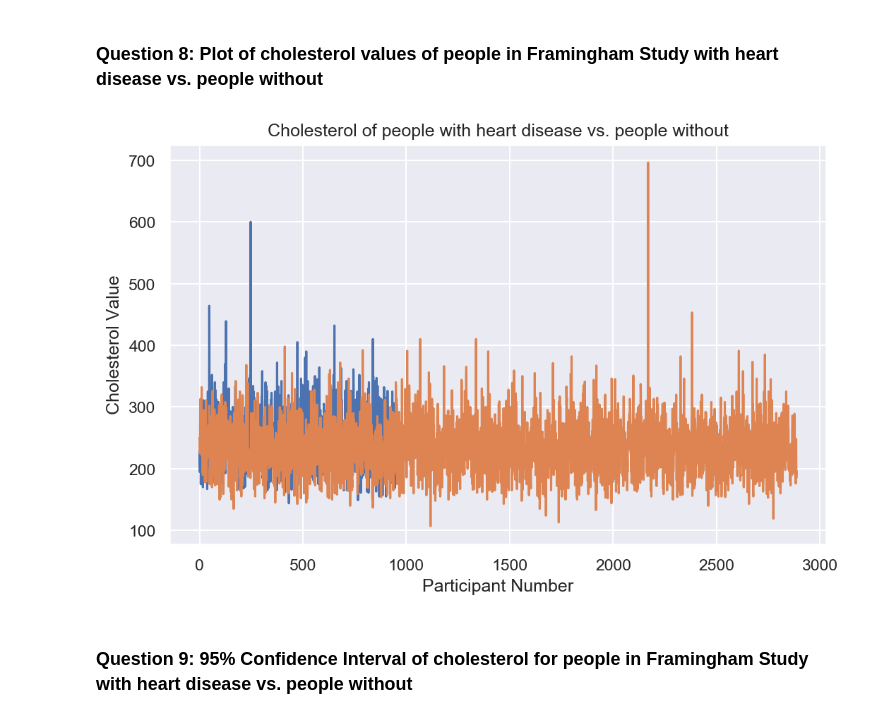
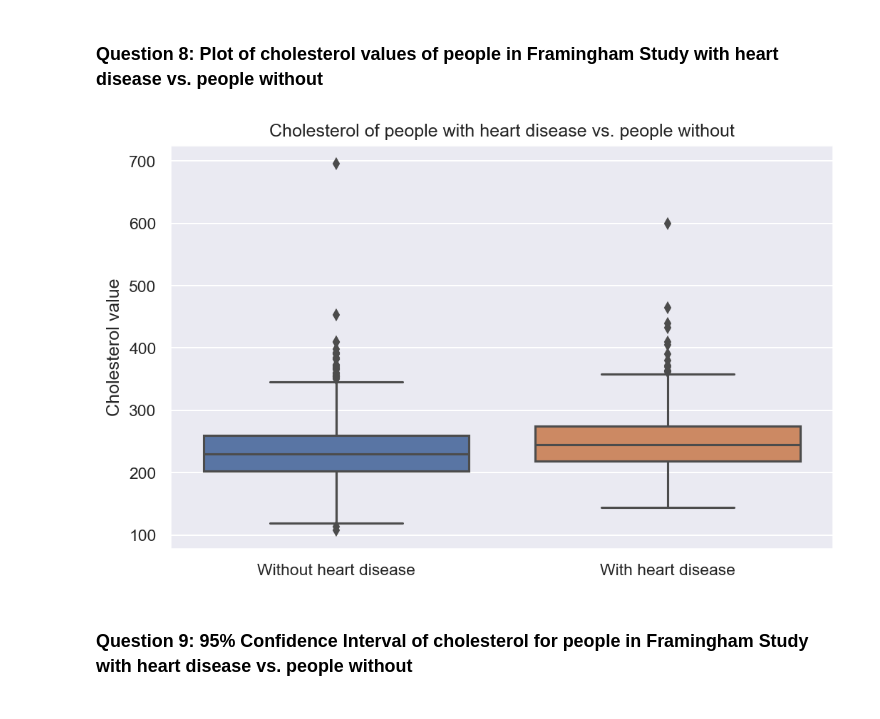
Before and after one commit to mnvsngv/cs696-bigdata, a Jupyter notebook: Assignment 2/Assignment 2.ipynb, the cells around one changed output. Drawn from its saved outputs; the diff is of its cells as text; code cells hidden in the pictures.

Commit message:
A2: Changed question 8 to boxplot

```diff
--- a/Assignment 2/Assignment 2.ipynb
+++ b/Assignment 2/Assignment 2.ipynb
@@ -162,13 +162,13 @@ Clearly the proportion of diabetic people in the study is more than the proporti
 ### Question 8: Plot of cholesterol values of people in Framingham Study with heart disease vs. people without
 # %%
 plot_large()
-sns.lineplot(data=framingham_df.query('ANYCHD == 1')['TOTCHOL'].values)
-sns.lineplot(data=framingham_df.query('ANYCHD == 0')['TOTCHOL'].values)
+sns.boxplot(x='ANYCHD', y='TOTCHOL', data=framingham_df)
 plt.title('Cholesterol of people with heart disease vs. people without')
-plt.xlabel('Participant Number')
-plt.ylabel('Cholesterol Value');
+plt.xticks(range(2), ['Without heart disease', 'With heart disease'])
+plt.xlabel('')
+plt.ylabel('Cholesterol value');
 # %% [output]
-[figure, old version]
+[figure, new version]
 # %% [markdown]
 ### Question 9: 95% Confidence Interval of cholesterol for people in Framingham Study with heart disease vs. people without
 # %%
```
Also changed, not shown: parts of 5 cells of this notebook.
